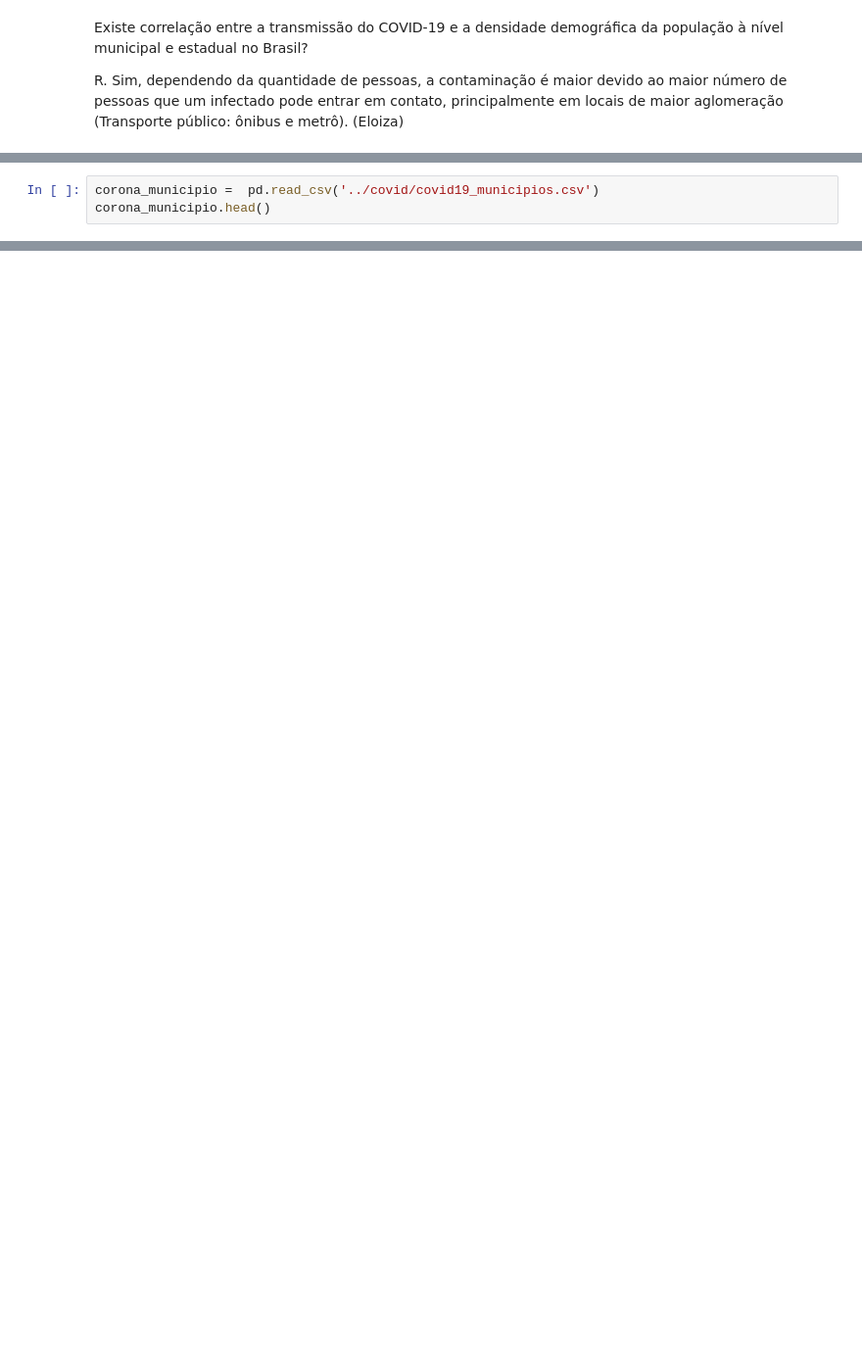
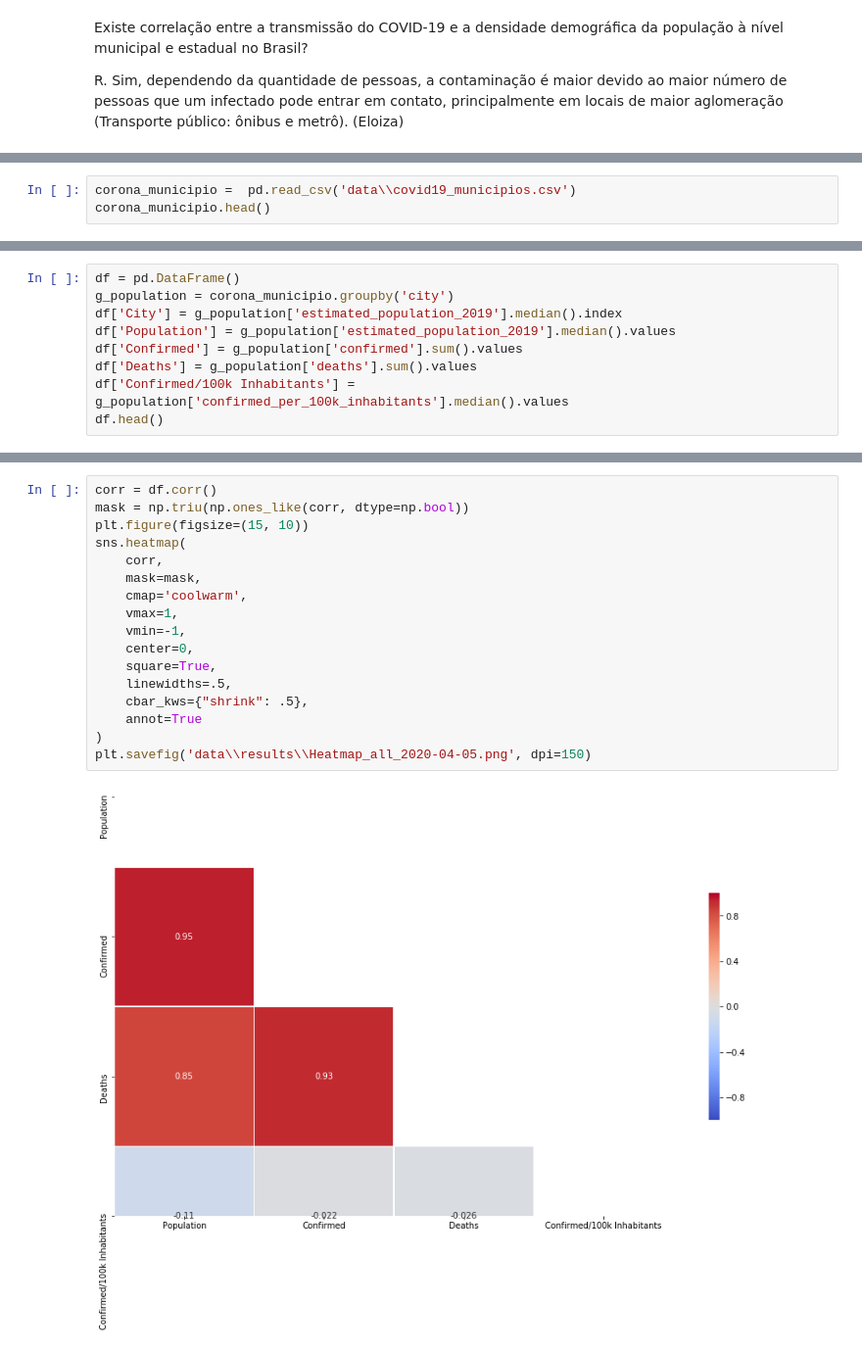
Before and after one commit to gfsilveira/covid, a Jupyter notebook: Covid19-MunicipiosBR.ipynb, the cells around one changed output, grey strips where cells are left out. Shown at 98% size. Cells and saved outputs as stored; diff of their text form; blank space fills up the shorter version.

```diff
--- a/Covid19-MunicipiosBR.ipynb
+++ b/Covid19-MunicipiosBR.ipynb
@@ -7,5 +10,5 @@ import pandas as pd
 # %%
-corona_municipio =  pd.read_csv('../covid/covid19_municipios.csv')
+corona_municipio =  pd.read_csv('data\\covid19_municipios.csv')
 corona_municipio.head()
 # %% [output]
 |  | date | state | city | place_type | confirmed | deaths | is_last | estimated_population_2019 | ... |
@@ -36,0 +20,9 @@ corona_municipio[(corona_municipio['state'] == 'SP') & (corona_municipio['city']
+# %%
+df = pd.DataFrame()
+g_population = corona_municipio.groupby('city')
+df['City'] = g_population['estimated_population_2019'].median().index
+df['Population'] = g_population['estimated_population_2019'].median().values
+df['Confirmed'] = g_population['confirmed'].sum().values
+df['Deaths'] = g_population['deaths'].sum().values
+df['Confirmed/100k Inhabitants'] = g_population['confirmed_per_100k_inhabitants'].median().values
+df.head()
@@ -36,0 +36,19 @@ corona_municipio[(corona_municipio['state'] == 'SP') & (corona_municipio['city']
+# %%
+corr = df.corr()
+mask = np.triu(np.ones_like(corr, dtype=np.bool))
+plt.figure(figsize=(15, 10))
+sns.heatmap(
+    corr,
+    mask=mask,
+    cmap='coolwarm',
+    vmax=1,
+    vmin=-1,
+    center=0,
+    square=True,
+    linewidths=.5,
+    cbar_kws={"shrink": .5},
+    annot=True
+)
+plt.savefig('data\\results\\Heatmap_all_2020-04-05.png', dpi=150)
+# %% [output]
+[figure, added]
```
Also changed, not shown: parts of 10 cells of this notebook, 9 other files.
